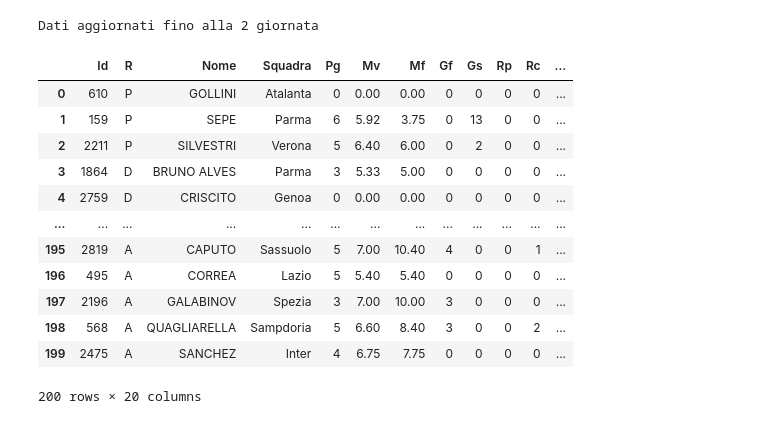
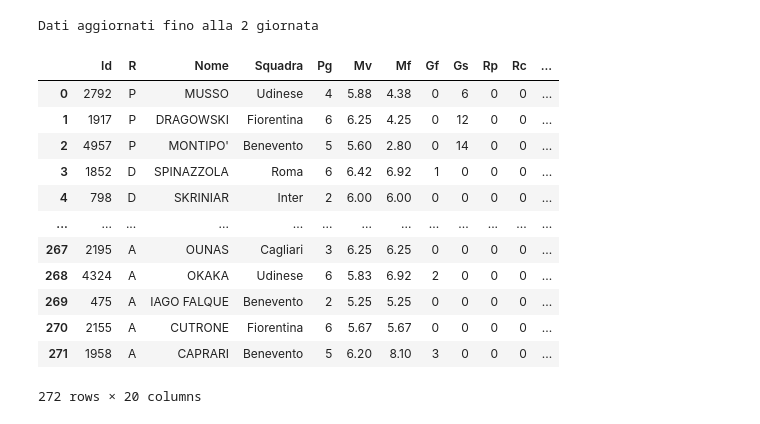
Before and after one commit to lucaagozzino/Fantapalla_simulazioni, a Jupyter notebook: IGNOBEL/IGNOBEL.ipynb, the cells around one changed output. Cells and saved outputs as stored; diff of their text form; code cells hidden in the pictures.

Commit message:
Included primavera in stats

```diff
--- a/IGNOBEL/IGNOBEL.ipynb
+++ b/IGNOBEL/IGNOBEL.ipynb
@@ -88,18 +88,18 @@ aggiorna_database(giornata = 2)
 # %% [output]
 Dati aggiornati fino alla 2 giornata
 # %%
-stats_by_team()
+stats_by_team(primavera = True)
 # %% [output]
 |  | Id | R | Nome | Squadra | Pg | Mv | Mf | Gf | Gs | Rp | Rc | ... |
-| 0 | 610 | P | GOLLINI | Atalanta | 0 | 0.00 | 0.00 | 0 | 0 | 0 | 0 | ... |
-| 1 | 159 | P | SEPE | Parma | 6 | 5.92 | 3.75 | 0 | 13 | 0 | 0 | ... |
-| 2 | 2211 | P | SILVESTRI | Verona | 5 | 6.40 | 6.00 | 0 | 2 | 0 | 0 | ... |
-| 3 | 1864 | D | BRUNO ALVES | Parma | 3 | 5.33 | 5.00 | 0 | 0 | 0 | 0 | ... |
-| 4 | 2759 | D | CRISCITO | Genoa | 0 | 0.00 | 0.00 | 0 | 0 | 0 | 0 | ... |
+| 0 | 2792 | P | MUSSO | Udinese | 4 | 5.88 | 4.38 | 0 | 6 | 0 | 0 | ... |
+| 1 | 1917 | P | DRAGOWSKI | Fiorentina | 6 | 6.25 | 4.25 | 0 | 12 | 0 | 0 | ... |
+| 2 | 4957 | P | MONTIPO' | Benevento | 5 | 5.60 | 2.80 | 0 | 14 | 0 | 0 | ... |
+| 3 | 1852 | D | SPINAZZOLA | Roma | 6 | 6.42 | 6.92 | 1 | 0 | 0 | 0 | ... |
+| 4 | 798 | D | SKRINIAR | Inter | 2 | 6.00 | 6.00 | 0 | 0 | 0 | 0 | ... |
 | ... | ... | ... | ... | ... | ... | ... | ... | ... | ... | ... | ... | ... |
-| 195 | 2819 | A | CAPUTO | Sassuolo | 5 | 7.00 | 10.40 | 4 | 0 | 0 | 1 | ... |
-| 196 | 495 | A | CORREA | Lazio | 5 | 5.40 | 5.40 | 0 | 0 | 0 | 0 | ... |
-| 197 | 2196 | A | GALABINOV | Spezia | 3 | 7.00 | 10.00 | 3 | 0 | 0 | 0 | ... |
-| 198 | 568 | A | QUAGLIARELLA | Sampdoria | 5 | 6.60 | 8.40 | 3 | 0 | 0 | 2 | ... |
-| 199 | 2475 | A | SANCHEZ | Inter | 4 | 6.75 | 7.75 | 0 | 0 | 0 | 0 | ... |
+| 267 | 2195 | A | OUNAS | Cagliari | 3 | 6.25 | 6.25 | 0 | 0 | 0 | 0 | ... |
+| 268 | 4324 | A | OKAKA | Udinese | 6 | 5.83 | 6.92 | 2 | 0 | 0 | 0 | ... |
+| 269 | 475 | A | IAGO FALQUE | Benevento | 2 | 5.25 | 5.25 | 0 | 0 | 0 | 0 | ... |
+| 270 | 2155 | A | CUTRONE | Fiorentina | 6 | 5.67 | 5.67 | 0 | 0 | 0 | 0 | ... |
+| 271 | 1958 | A | CAPRARI | Benevento | 5 | 6.20 | 8.10 | 3 | 0 | 0 | 0 | ... |
-200 rows × 20 columns
+272 rows × 20 columns
```
Also changed, not shown: 8 other files.
